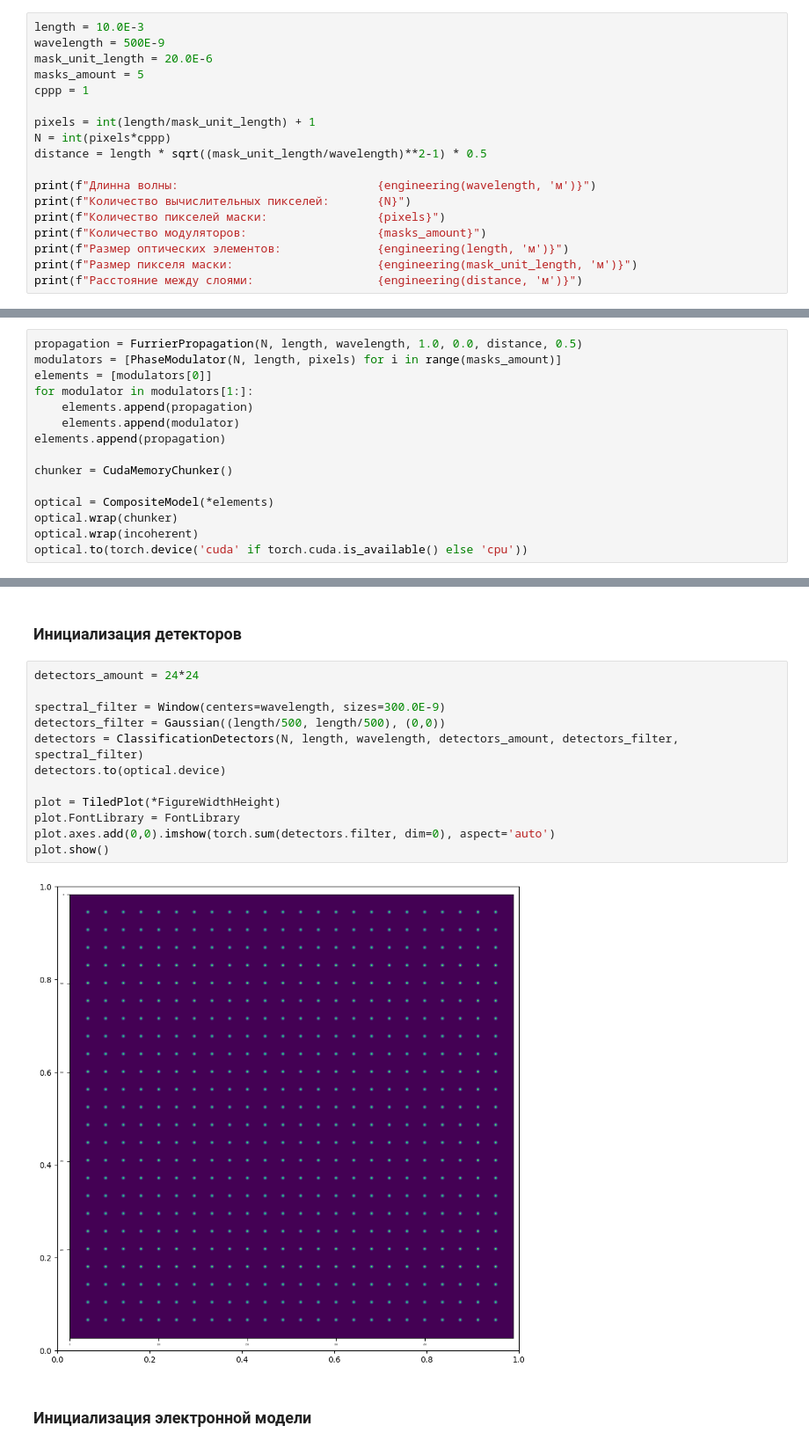
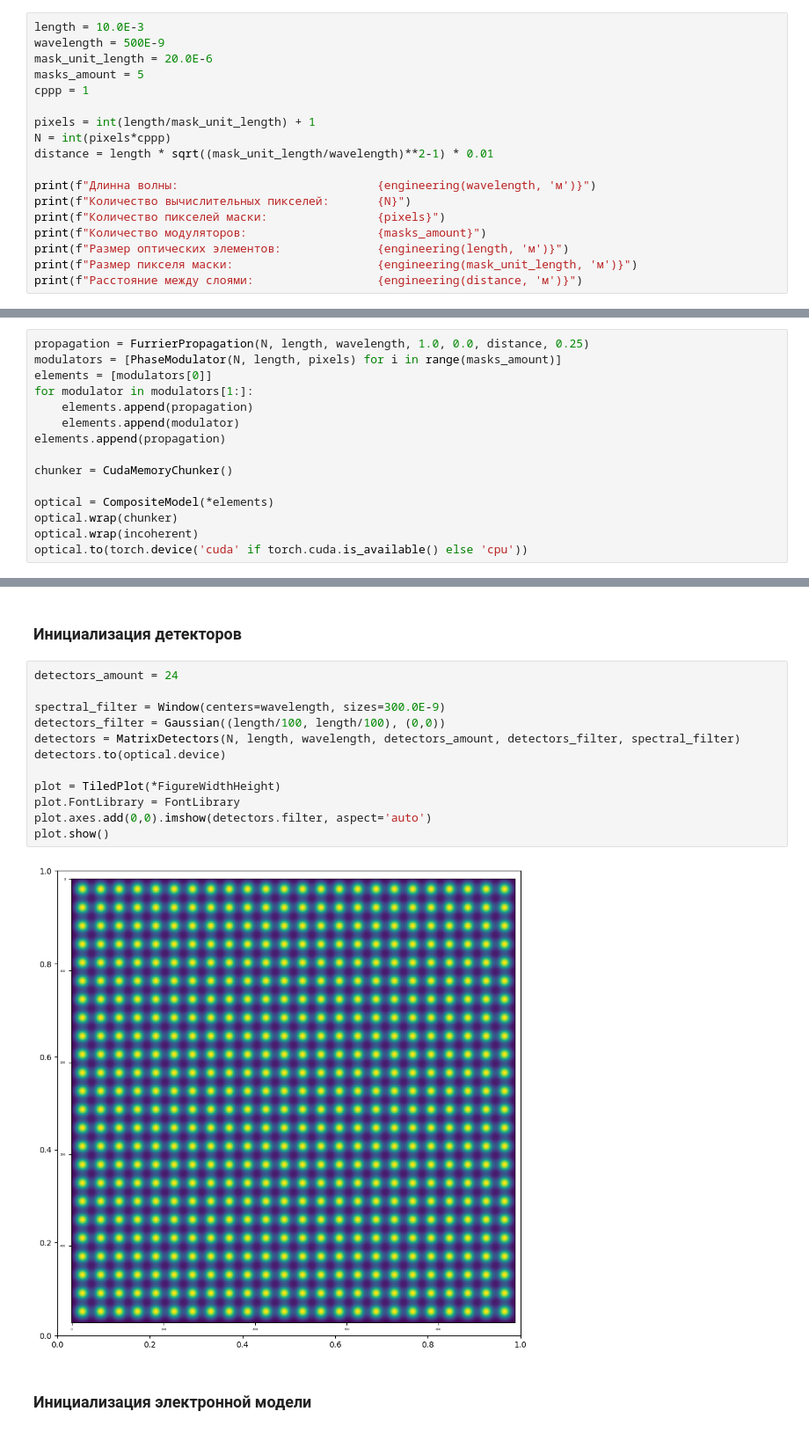
Before and after one commit to Belashov641618/OpticalEncoder, a Jupyter notebook: notebooks/ID2NN Training.ipynb, the cells around one changed output, grey strips where cells are left out. Shown at 88% size. Saved outputs shown, nothing was run; the diff lists cells and outputs as text.

```diff
--- a/notebooks/ID2NN Training.ipynb
+++ b/notebooks/ID2NN Training.ipynb
@@ -80,7 +80,7 @@ cppp = 1
 
 pixels = int(length/mask_unit_length) + 1
 N = int(pixels*cppp)
-distance = length * sqrt((mask_unit_length/wavelength)**2-1) * 0.5
+distance = length * sqrt((mask_unit_length/wavelength)**2-1) * 0.01
 
 print(f"Длинна волны:                             {engineering(wavelength, 'м')}")
 print(f"Количество вычислительных пикселей:       {N}")
@@ -124,7 +120,7 @@ tensor([0.1388, 0.4586, 1.0044, 1.0061], device='cuda:0')
 # %% [markdown]
 ### Инициализация оптической модели
 # %%
-propagation = FurrierPropagation(N, length, wavelength, 1.0, 0.0, distance, 0.5)
+propagation = FurrierPropagation(N, length, wavelength, 1.0, 0.0, distance, 0.25)
 modulators = [PhaseModulator(N, length, pixels) for i in range(masks_amount)]
 elements = [modulators[0]]
 for modulator in modulators[1:]:
@@ -160,19 +156,19 @@ CompositeModel(
 # %% [markdown]
 ### Инициализация детекторов
 # %%
-detectors_amount = 24*24
+detectors_amount = 24
 
 spectral_filter = Window(centers=wavelength, sizes=300.0E-9)
-detectors_filter = Gaussian((length/500, length/500), (0,0))
-detectors = ClassificationDetectors(N, length, wavelength, detectors_amount, detectors_filter, spectral_filter)
+detectors_filter = Gaussian((length/100, length/100), (0,0))
+detectors = MatrixDetectors(N, length, wavelength, detectors_amount, detectors_filter, spectral_filter)
 detectors.to(optical.device)
 
 plot = TiledPlot(*FigureWidthHeight)
 plot.FontLibrary = FontLibrary
-plot.axes.add(0,0).imshow(torch.sum(detectors.filter, dim=0), aspect='auto')
+plot.axes.add(0,0).imshow(detectors.filter, aspect='auto')
 plot.show()
 # %% [output]
-[figure, old version]
+[figure, new version]
 # %% [markdown]
 ### Инициализация электронной модели
 # %%
```
Also changed, not shown: parts of 11 cells of this notebook.
